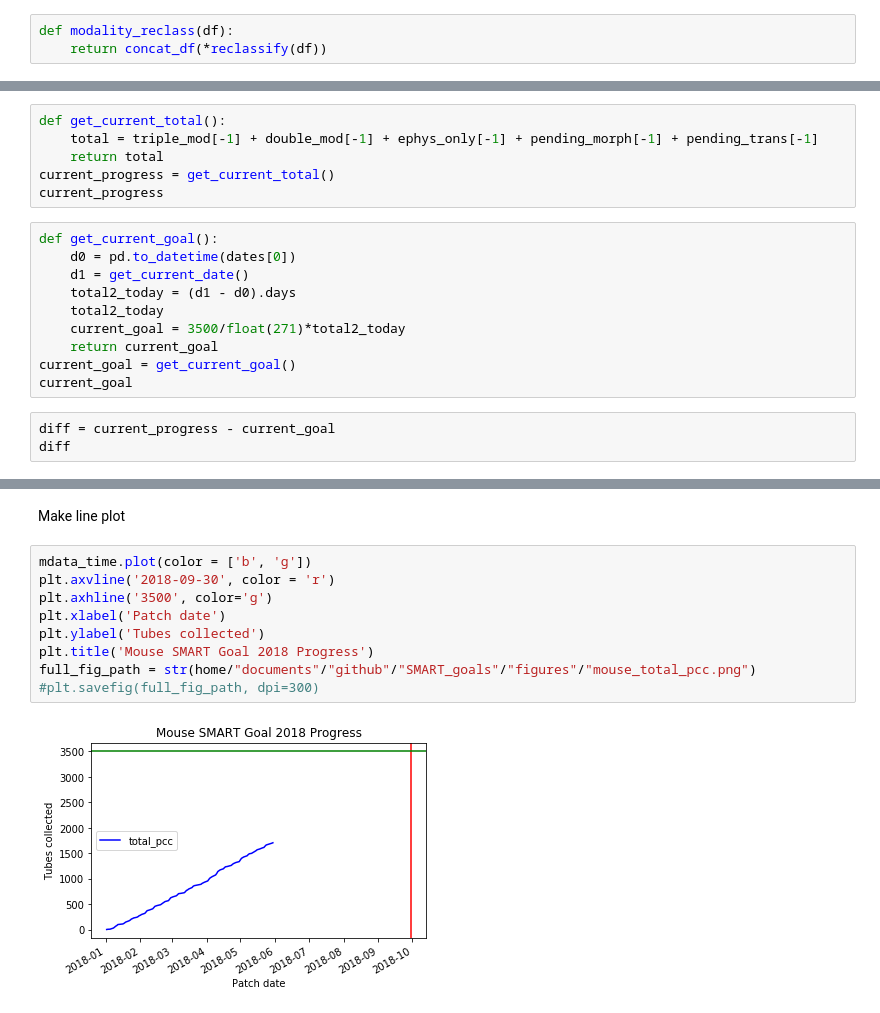
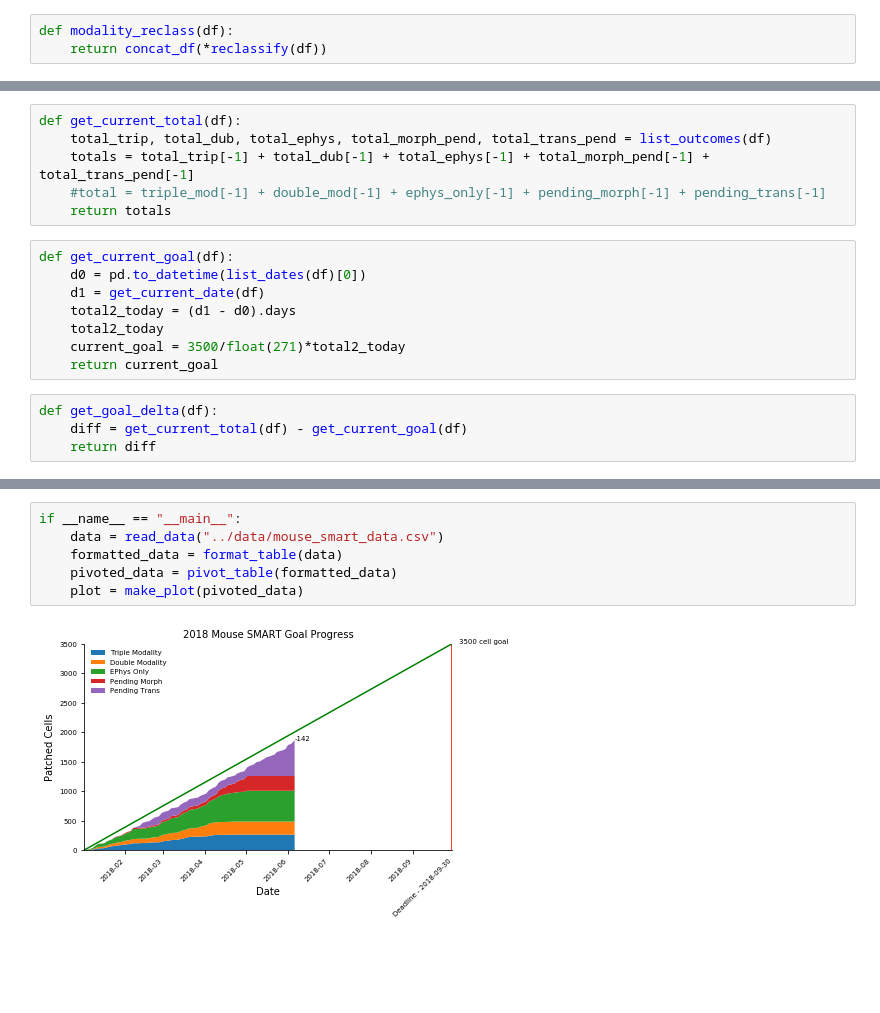
Before and after one commit to ru57y34nn/SMART_goals, a Jupyter notebook: src/Mouse_Smart_Data.ipynb, the cells around one changed output, grey strips where cells are left out. Saved outputs shown, nothing was run; the diff lists cells and outputs as text; blank space fills up the shorter version.

Commit message:
finished formatting plot.

```diff
--- a/src/Mouse_Smart_Data.ipynb
+++ b/src/Mouse_Smart_Data.ipynb
@@ -140,20 +98,19 @@ get_current_date()
 # %%
-def get_current_total():
-    total = triple_mod[-1] + double_mod[-1] + ephys_only[-1] + pending_morph[-1] + pending_trans[-1]
-    return total
-current_progress = get_current_total()
-current_progress
+def get_current_total(df):
+    total_trip, total_dub, total_ephys, total_morph_pend, total_trans_pend = list_outcomes(df)
+    totals = total_trip[-1] + total_dub[-1] + total_ephys[-1] + total_morph_pend[-1] + total_trans_pend[-1]
+    #total = triple_mod[-1] + double_mod[-1] + ephys_only[-1] + pending_morph[-1] + pending_trans[-1]
+    return totals
 # %%
-def get_current_goal():
-    d0 = pd.to_datetime(dates[0])
-    d1 = get_current_date()
+def get_current_goal(df):
+    d0 = pd.to_datetime(list_dates(df)[0])
+    d1 = get_current_date(df)
     total2_today = (d1 - d0).days
     total2_today
     current_goal = 3500/float(271)*total2_today
     return current_goal
-current_goal = get_current_goal()
-current_goal
-# %%
-diff = current_progress - current_goal
-diff
+# %%
+def get_goal_delta(df):
+    diff = get_current_total(df) - get_current_goal(df)
+    return diff
 # %%
@@ -234,13 +146,8 @@ mdata_time.head()
-# %% [markdown]
-Make line plot
-# %%
-mdata_time.plot(color = ['b', 'g'])
-plt.axvline('2018-09-30', color = 'r')
-plt.axhline('3500', color='g')
-plt.xlabel('Patch date')
-plt.ylabel('Tubes collected')
-plt.title('Mouse SMART Goal 2018 Progress')
-full_fig_path = str(home/"documents"/"github"/"SMART_goals"/"figures"/"mouse_total_pcc.png")
-#plt.savefig(full_fig_path, dpi=300)
-# %% [output]
-[figure, removed]
+# %%
+if __name__ == "__main__":
+    data = read_data("../data/mouse_smart_data.csv")
+    formatted_data = format_table(data)
+    pivoted_data = pivot_table(formatted_data)
+    plot = make_plot(pivoted_data)
+# %% [output]
+[figure, added]
```
Also changed, not shown: parts of 29 cells of this notebook, 1 other file.
